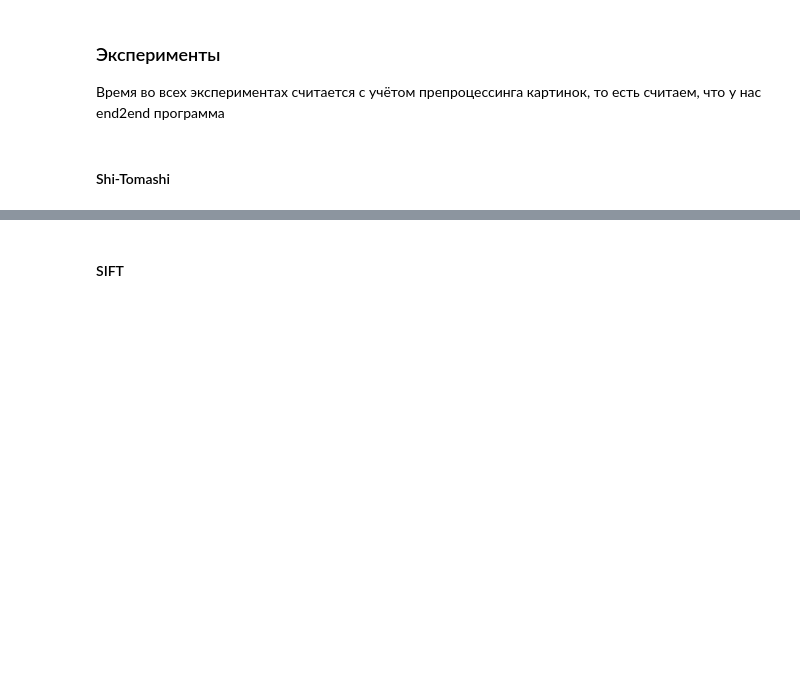
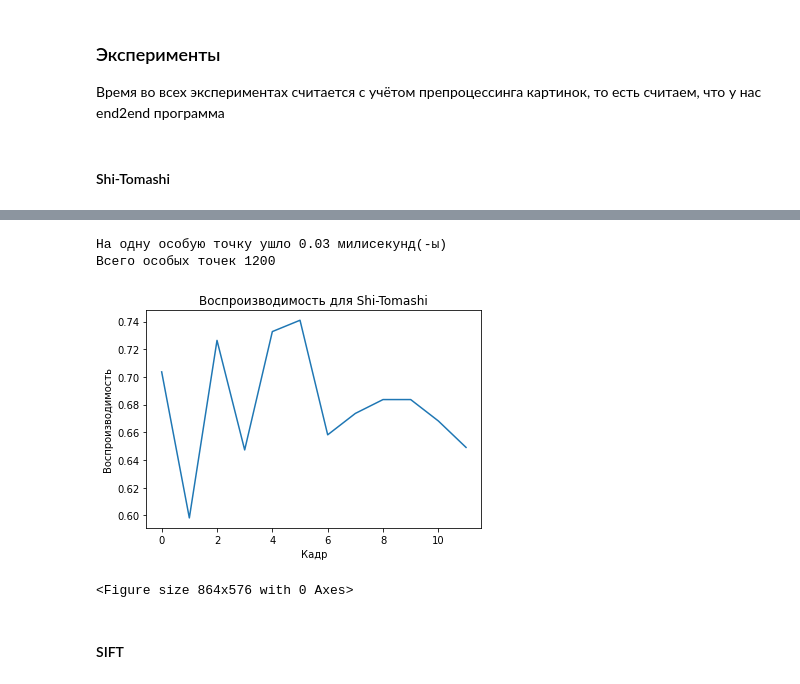
Before and after one commit to eaglemango/keypoints_detection, a Jupyter notebook: experiment.ipynb, the cells around one changed output, grey strips where cells are left out. Drawn from its saved outputs; the diff is of its cells as text; code cells hidden in the pictures; blank space fills up the shorter version.

```diff
--- a/experiment.ipynb
+++ b/experiment.ipynb
@@ -150,19 +150,30 @@ def get_repeatability(all_descriptors, norm):
 ### Эксперименты
 
 Время во всех экспериментах считается с учётом препроцессинга картинок, то есть считаем, что у нас end2end программа
+# %%
+def display_repeatabilities(repeatabilities, algorithm_name):
+    plt.title(f"Воспроизводимость для {algorithm_name}")
+
+    plt.xlabel("Кадр")
+    plt.ylabel("Воспроизводимость")
+
+    plt.plot(repeatabilities)
+
+    plt.figure(figsize=(12, 8))
+    plt.show()
 # %% [markdown]
 #### Shi-Tomashi
 # %%
 %%timeit
 
-total_keypoints = 0
+total_ShiTomashi_keypoints = 0
 all_ShiTomashi_descriptors = []
 for image_filename in listdir(IMAGES_DIRPATH):
     image_filepath = path.join(IMAGES_DIRPATH, image_filename)
 
     _, _, ShiTomashi_descriptors = apply_ShiTomashi(image_filepath)
 
-    total_keypoints += len(ShiTomashi_descriptors)
+    total_ShiTomashi_keypoints += len(ShiTomashi_descriptors)
 
     all_ShiTomashi_descriptors.append(ShiTomashi_descriptors)
 
@@ -172,3 +183,17 @@ ShiTomashi_repeatability = get_repeatability(all_ShiTomashi_descriptors, cv.NORM
+# %%
+ShiTomashi_time = 36
+ShiTomashi_point_time = ShiTomashi_time / total_ShiTomashi_keypoints
+
+print(f"На одну особую точку ушло {ShiTomashi_point_time} милисекунд(-ы)")
+print(f"Всего особых точек {total_ShiTomashi_keypoints}")
+# %% [output]
+На одну особую точку ушло 0.03 милисекунд(-ы)
+Всего особых точек 1200
+# %%
+display_repeatabilities(ShiTomashi_repeatability, "Shi-Tomashi")
+# %% [output]
+[figure, added]
+<Figure size 864x576 with 0 Axes>
 # %% [markdown]
 #### SIFT
 # %%
```
Also changed, not shown: parts of 10 cells of this notebook.
